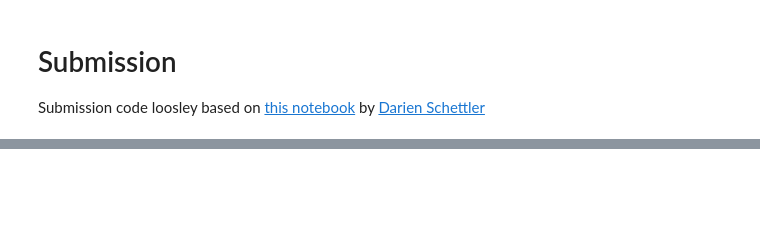
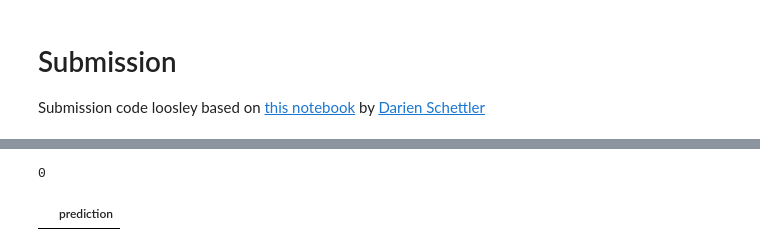
Before and after one commit to romendiratta/isolated-sign-language-recognition, a Jupyter notebook: model_final/kaggle-p2-t1.ipynb, the cells around one changed output, grey strips where cells are left out. Drawn from its saved outputs; the diff is of its cells as text; code cells hidden in the pictures; blank space fills up the shorter version.

```diff
--- a/model_final/kaggle-p2-t1.ipynb
+++ b/model_final/kaggle-p2-t1.ipynb
@@ -317,3 +347,3 @@ ORD2SIGN = train_metadata[['sign_ord', 'sign']].set_index('sign_ord').squeeze().
 # %%
-preprocess_layer = PreprocessLayerV2(config["INPUT_SIZE"])
+preprocess_layer = PreprocessLayer(config["INPUT_SIZE"])
 # %% [output]
@@ -723,4 +722,20 @@ NON_EMPTY_FRAME_IDXS = np.load('NON_EMPTY_FRAME_IDXS.npy')
 # %%
+def get_dataset_partitions_tf(ds, ds_size, train_split=0.8, val_split=0.1, test_split=0.1, shuffle=True, shuffle_size=10000, seed=42):
+    assert (train_split + test_split + val_split) == 1
+
+    if shuffle:
+        # Specify seed to always have the same split distribution between runs
+        ds = ds.shuffle(shuffle_size, seed=seed)
+
+    train_size = int(train_split * ds_size)
+    val_size = int(val_split * ds_size)
+
+    train_ds = ds.take(train_size)
+    val_ds = ds.skip(train_size).take(val_size)
+    test_ds = ds.skip(train_size).skip(val_size)
+
+    return train_ds, val_ds, test_ds
+
 # Load dataset
 with tf.device('CPU'):
     dataset = tf.data.Dataset.from_tensor_slices(({"FRAMES": X, "NON_EMPTY_FRAME_IDXS": NON_EMPTY_FRAME_IDXS}, y))
@@ -993,0 +1133,10 @@ print("TRUE : ", train_metadata.sign.values[0], f'[{train_metadata.sign_ord.valu
+# %%
+incorrect_preds = pd.DataFrame([ORD2SIGN[i] for i in y_test_pred[y_test != y_test_pred]],
+                               [ORD2SIGN[i] for i in y_test[y_test != y_test_pred]]).reset_index()
+
+incorrect_preds = incorrect_preds.rename(columns={'index':'prediction',0:'label'})
+print(len(incorrect_preds))
+incorrect_preds.head(100)
+# %% [output]
+0
+|  | prediction |
```
Also changed, not shown: parts of 28 cells of this notebook.
